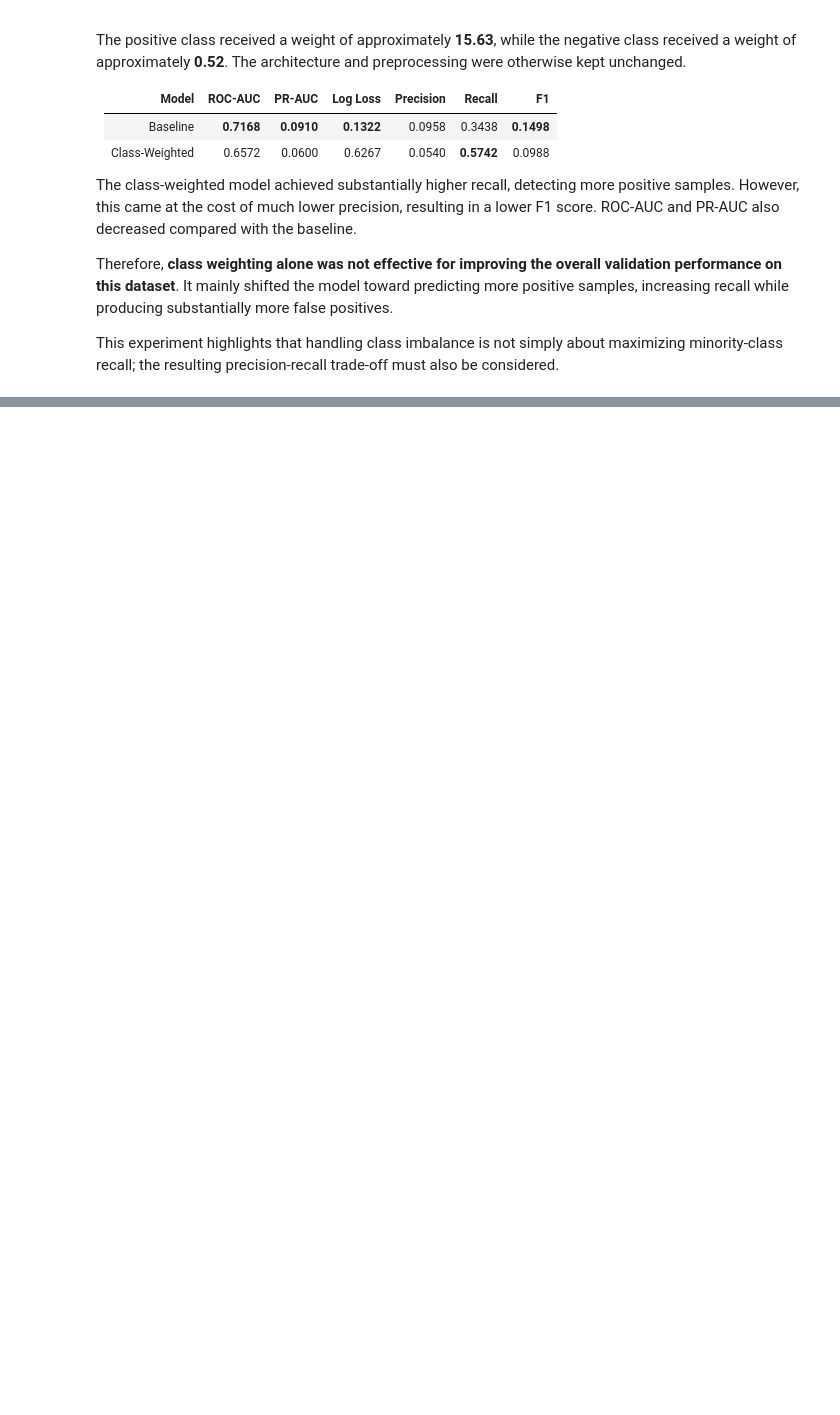
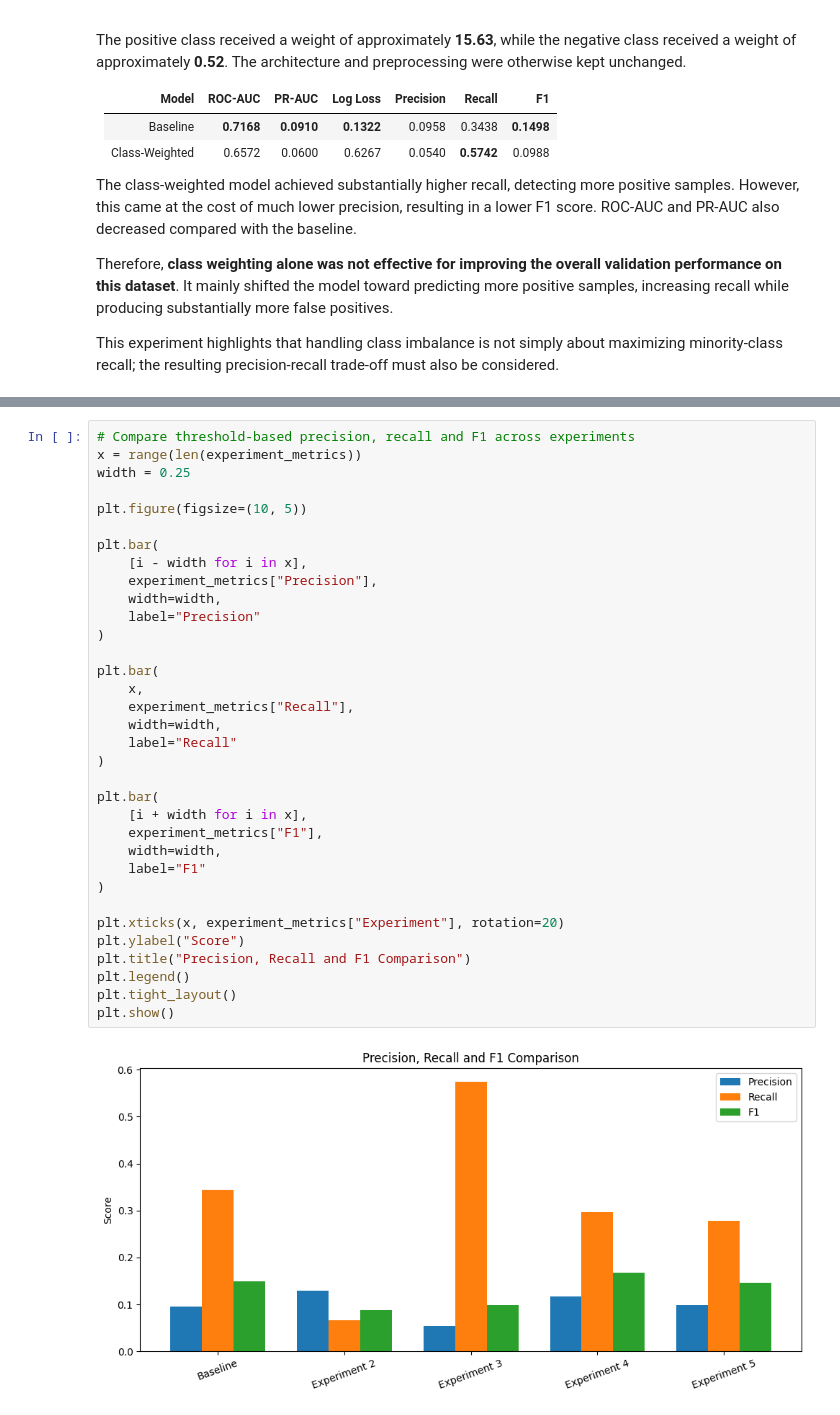
Before and after one commit to Venku96200/Venku96200-Intelligence-SIG-Recs-2026, a Jupyter notebook: mandatory-tasks/recommender-systems-cf-to-dlrm/RecommendationTasks/02_NeuralCTR/Task2_NeuralCTR.ipynb, the cells around one changed output, grey strips where cells are left out. Drawn from its saved outputs; the diff is of its cells as text; blank space fills up the shorter version.

```diff
--- a/mandatory-tasks/recommender-systems-cf-to-dlrm/RecommendationTasks/02_NeuralCTR/Task2_NeuralCTR.ipynb
+++ b/mandatory-tasks/recommender-systems-cf-to-dlrm/RecommendationTasks/02_NeuralCTR/Task2_NeuralCTR.ipynb
@@ -1256,0 +1875,36 @@ This experiment highlights that handling class imbalance is not simply about max
+# %%
+# Compare threshold-based precision, recall and F1 across experiments
+x = range(len(experiment_metrics))
+width = 0.25
+
+plt.figure(figsize=(10, 5))
+
+plt.bar(
+    [i - width for i in x],
+    experiment_metrics["Precision"],
+    width=width,
+    label="Precision"
+)
+
+plt.bar(
+    x,
+    experiment_metrics["Recall"],
+    width=width,
+    label="Recall"
+)
+
+plt.bar(
+    [i + width for i in x],
+    experiment_metrics["F1"],
+    width=width,
+    label="F1"
+)
+
+plt.xticks(x, experiment_metrics["Experiment"], rotation=20)
+plt.ylabel("Score")
+plt.title("Precision, Recall and F1 Comparison")
+plt.legend()
+plt.tight_layout()
+plt.show()
+# %% [output]
+[figure, added]
```
Also changed, not shown: parts of 39 cells of this notebook.
